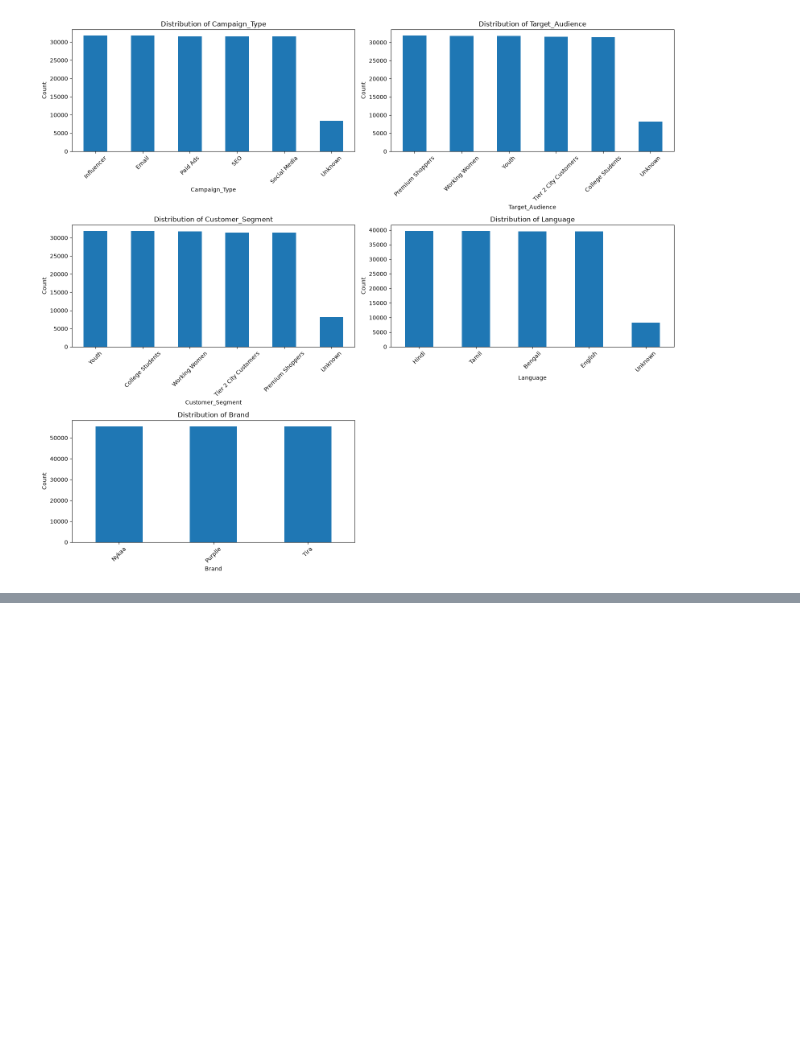
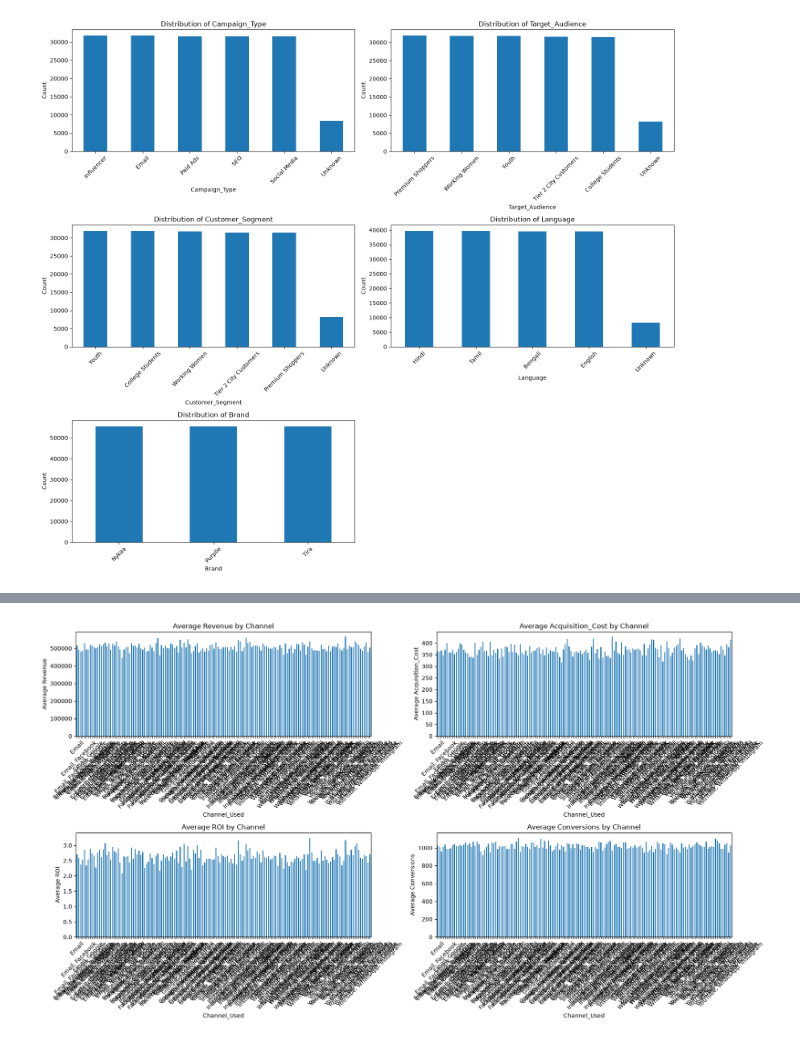
Before and after one commit to paulrobinsonr/Maketing_campaign_performance_prediction, a Jupyter notebook: view.ipynb, the cells around one changed output, grey strips where cells are left out. Drawn from its saved outputs; the diff is of its cells as text; code cells hidden in the pictures; blank space fills up the shorter version.

```diff
--- a/view.ipynb
+++ b/view.ipynb
@@ -887,0 +933,15 @@ campaign_performance
+# %%
+channel_performance = (
+    df.groupby("Channel_Used")[
+        [
+            "Revenue",
+            "Acquisition_Cost",
+            "ROI",
+            "Conversions",
+            "Clicks"
+        ]
+    ]
+    .mean()
+)
+
+channel_performance
@@ -887,0 +963,32 @@ campaign_performance
+# %%
+metrics = [
+    "Revenue",
+    "Acquisition_Cost",
+    "ROI",
+    "Conversions"
+]
+
+fig, axes = plt.subplots(2, 2, figsize=(18, 10))
+
+axes = axes.flatten()
+
+for ax, metric in zip(axes, metrics):
+
+    channel_performance[metric].plot(
+        kind="bar",
+        ax=ax
+    )
+
+    ax.set_title(f"Average {metric} by Channel")
+    ax.set_xlabel("Channel_Used")
+    ax.set_ylabel(f"Average {metric}")
+
+    ax.tick_params(
+        axis="x",
+        rotation=45
+    )
+
+plt.tight_layout()
+plt.show()
+# %% [output]
+[figure, added]
```
Also changed, not shown: parts of 86 cells of this notebook.
